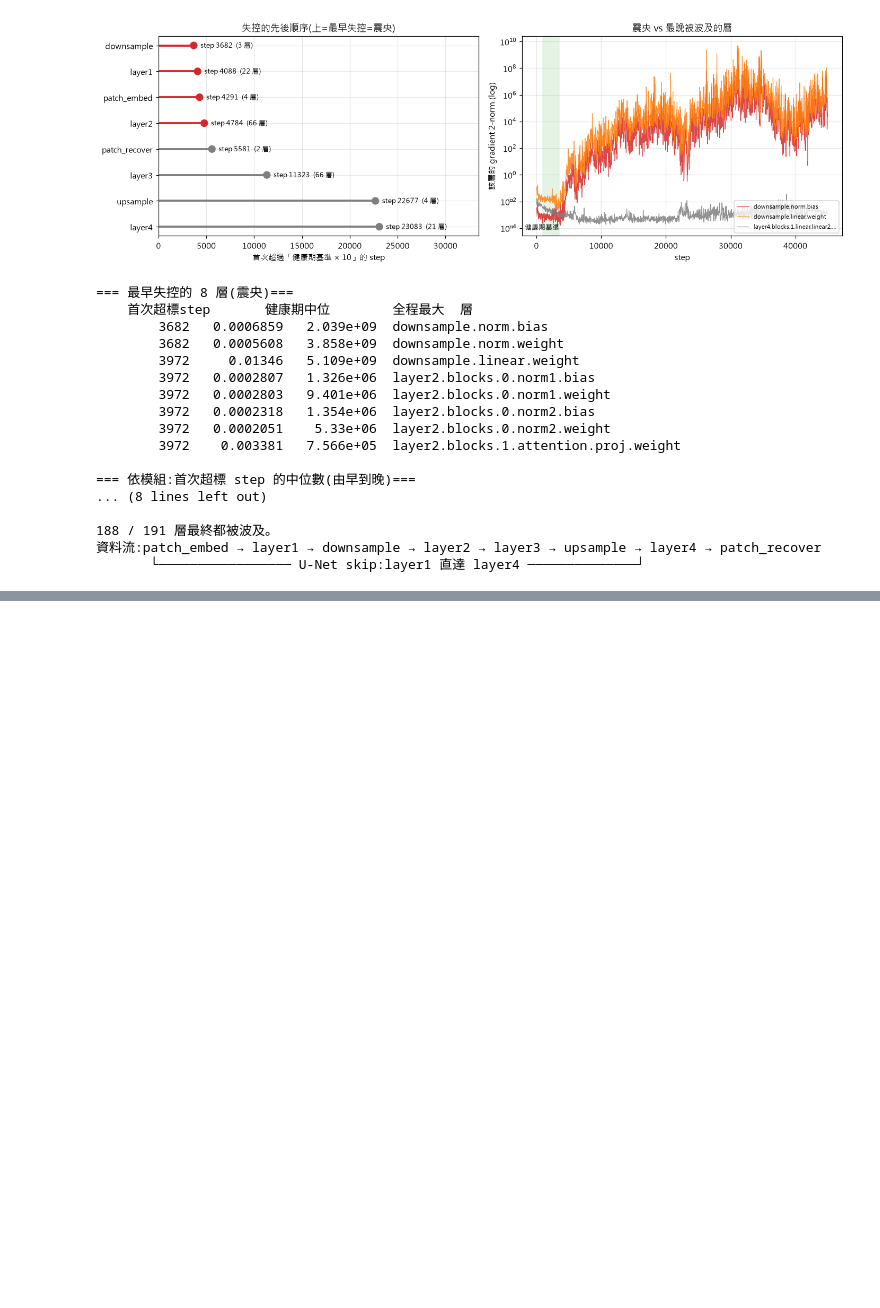
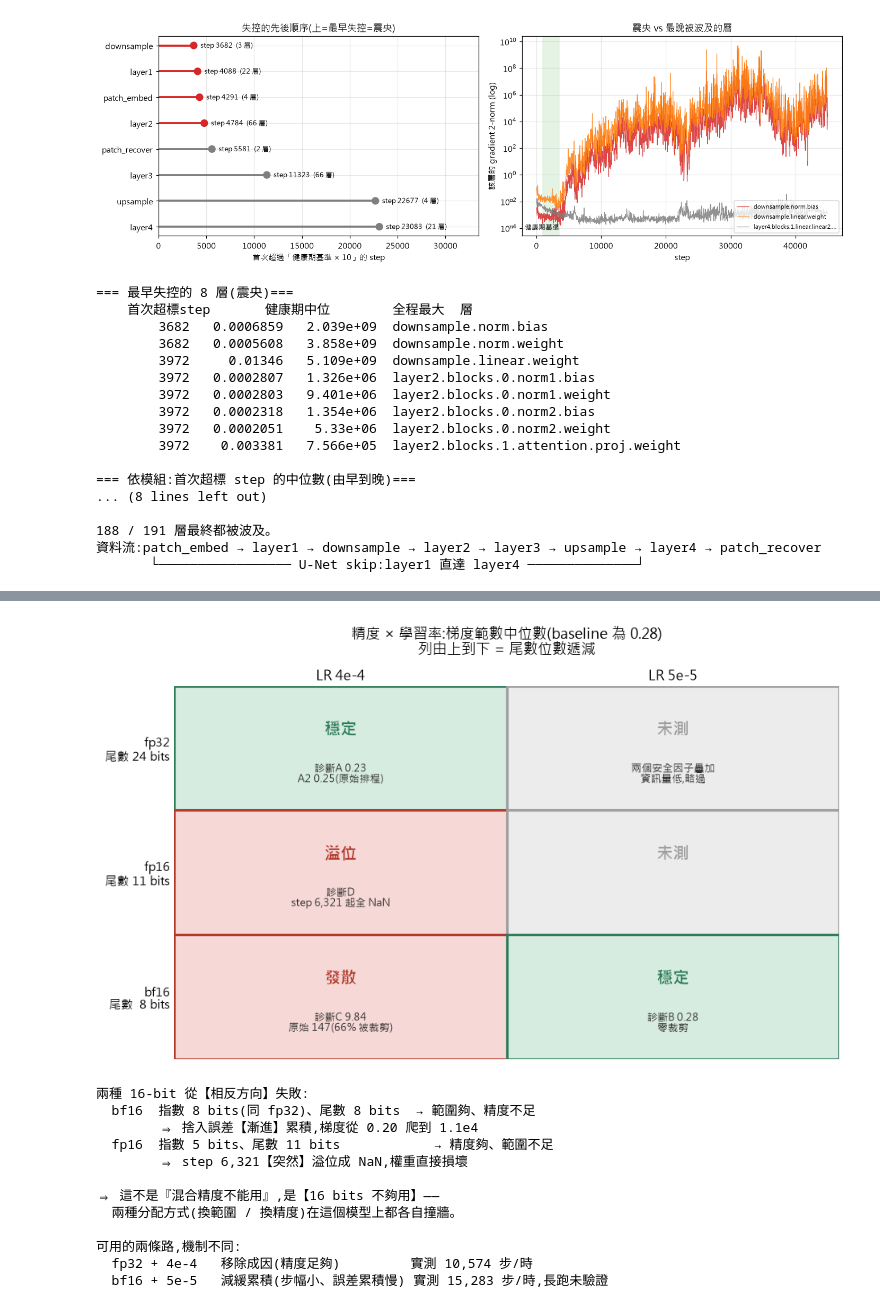
Before and after one commit to Payne721401/LLAT_polar, a Jupyter notebook: analysis/training_analysis.ipynb, the cells around one changed output, grey strips where cells are left out. Drawn from its saved outputs; the diff is of its cells as text; code cells hidden in the pictures; blank space fills up the shorter version.

```diff
--- a/analysis/training_analysis.ipynb
+++ b/analysis/training_analysis.ipynb
@@ -677,0 +845,72 @@ Font 'default' does not have a glyph for '\u2212' [U+2212], substituting with a
+# %%
+# 每格:(狀態, 標題行, 明細行)。狀態同時決定顏色【和】符號 —— 不靠顏色單獨編碼。
+#   OK = 梯度維持 O(1) | BAD = 發散或 NaN | NA = 未測
+CELLS = {
+    ("fp32\n尾數 24 bits", "LR 4e-4"): ("OK",  "穩定",
+                                        "診斷A 0.23\nA2 0.25(原始排程)"),
+    ("fp32\n尾數 24 bits", "LR 5e-5"): ("NA",  "未測",
+                                        "兩個安全因子疊加\n資訊量低,略過"),
+    ("fp16\n尾數 11 bits", "LR 4e-4"): ("BAD", "溢位",
+                                        "診斷D\nstep 6,321 起全 NaN"),
+    ("fp16\n尾數 11 bits", "LR 5e-5"): ("NA",  "未測", ""),
+    ("bf16\n尾數  8 bits", "LR 4e-4"): ("BAD", "發散",
+                                        "診斷C 9.84\n原始 147(66% 被裁剪)"),
+    ("bf16\n尾數  8 bits", "LR 5e-5"): ("OK",  "穩定",
+                                        "診斷B 0.28\n零裁剪"),
+}
+FACE = {"OK": "#d7ece0", "BAD": "#f6d9d6", "NA": "#ececec"}
+EDGE = {"OK": "#2e7d5b", "BAD": "#b3392c", "NA": "#9e9e9e"}
+
+rows = ["fp32\n尾數 24 bits", "fp16\n尾數 11 bits", "bf16\n尾數  8 bits"]
+cols = ["LR 4e-4", "LR 5e-5"]
+
+fig, ax = plt.subplots(figsize=(8.6, 5.2))
+for i, rname in enumerate(rows):
+    for j, cname in enumerate(cols):
+        st, head, detail = CELLS[(rname, cname)]
+        ax.add_patch(plt.Rectangle((j, -i - 1), 1, 1, facecolor=FACE[st],
+                                   edgecolor=EDGE[st], lw=2))
+        ax.text(j + .5, -i - .34, head, ha="center", va="center",
+                fontsize=13, fontweight="bold", color=EDGE[st])
+        if detail:
+            ax.text(j + .5, -i - .70, detail, ha="center", va="center",
+                    fontsize=8.5, color="#333333")
+
+ax.set_xlim(0, len(cols)); ax.set_ylim(-len(rows), 0)
+ax.set_xticks(np.arange(len(cols)) + .5); ax.set_xticklabels(cols, fontsize=11)
+ax.set_yticks(-np.arange(len(rows)) - .5); ax.set_yticklabels(rows, fontsize=10)
+ax.xaxis.set_ticks_position("top")
+ax.tick_params(length=0)
+for sp in ax.spines.values():
+    sp.set_visible(False)
+ax.grid(False)
+ax.set_title("精度 × 學習率:梯度範數中位數(baseline 為 0.28)\n"
+             "列由上到下 = 尾數位數遞減", pad=26, fontsize=11.5)
+plt.tight_layout()
+plt.show()
+
+
+print("兩種 16-bit 從【相反方向】失敗:")
+print("  bf16  指數 8 bits(同 fp32)、尾數 8 bits  → 範圍夠、精度不足")
+print("        ⇒ 捨入誤差【漸進】累積,梯度從 0.20 爬到 1.1e4")
+print("  fp16  指數 5 bits、尾數 11 bits            → 精度夠、範圍不足")
+print("        ⇒ step 6,321【突然】溢位成 NaN,權重直接損壞")
+print("\n⇒ 這不是『混合精度不能用』,是【16 bits 不夠用】——")
+print("  兩種分配方式(換範圍 / 換精度)在這個模型上都各自撞牆。")
+print("\n可用的兩條路,機制不同:")
+print("  fp32 + 4e-4   移除成因(精度足夠)         實測 10,574 步/時")
+print("  bf16 + 5e-5   減緩累積(步幅小、誤差累積慢) 實測 15,283 步/時,長跑未驗證")
+# %% [output]
+[figure, added]
+兩種 16-bit 從【相反方向】失敗:
+  bf16  指數 8 bits(同 fp32)、尾數 8 bits  → 範圍夠、精度不足
+        ⇒ 捨入誤差【漸進】累積,梯度從 0.20 爬到 1.1e4
+  fp16  指數 5 bits、尾數 11 bits            → 精度夠、範圍不足
+        ⇒ step 6,321【突然】溢位成 NaN,權重直接損壞
+
+⇒ 這不是『混合精度不能用』,是【16 bits 不夠用】——
+  兩種分配方式(換範圍 / 換精度)在這個模型上都各自撞牆。
+
+可用的兩條路,機制不同:
+  fp32 + 4e-4   移除成因(精度足夠)         實測 10,574 步/時
+  bf16 + 5e-5   減緩累積(步幅小、誤差累積慢) 實測 15,283 步/時,長跑未驗證
```
Also changed, not shown: parts of 11 cells of this notebook.
